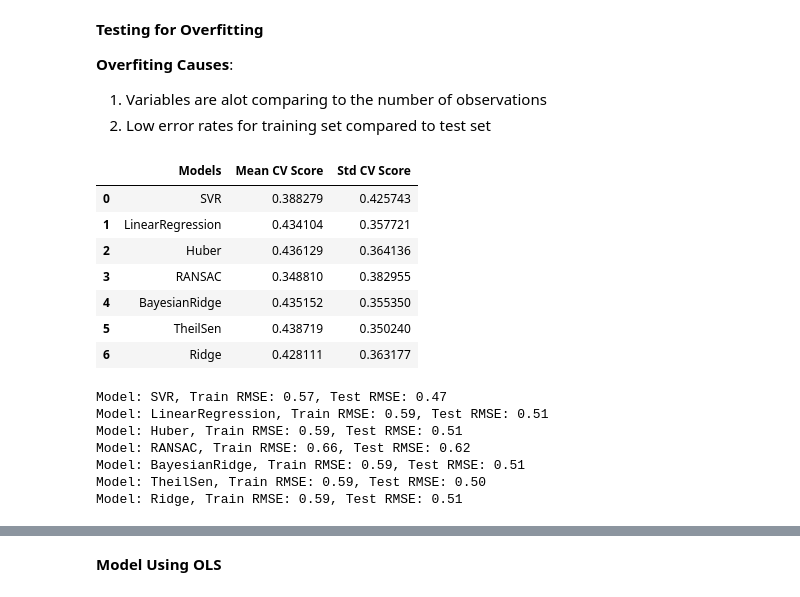
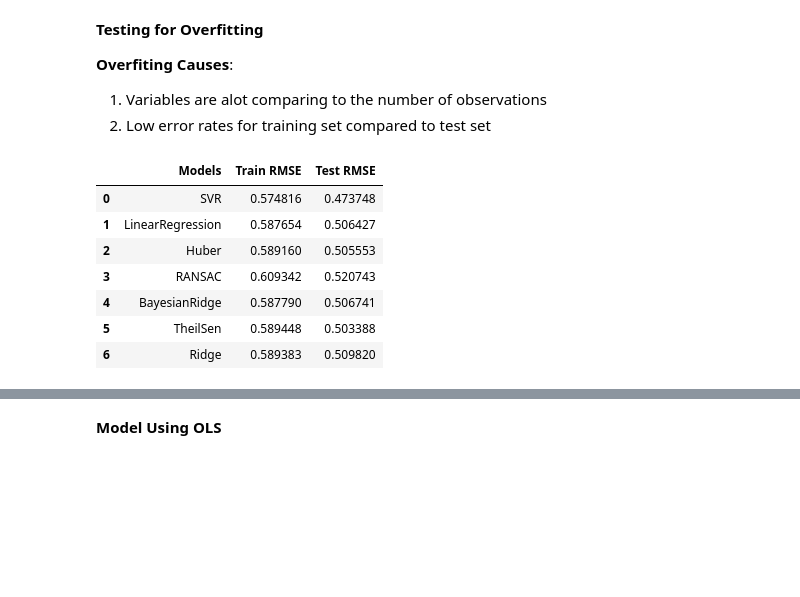
Before and after one commit to apdo60311/regression-analyzer, a Jupyter notebook: notebooks/regression_model.ipynb, the cells around one changed output, grey strips where cells are left out. Drawn from its saved outputs; the diff is of its cells as text; code cells hidden in the pictures; blank space fills up the shorter version.

```diff
--- a/notebooks/regression_model.ipynb
+++ b/notebooks/regression_model.ipynb
@@ -546,55 +546,36 @@ for y_pred, model_name in zip(model_predict_results, model_names):
 **Overfiting Causes**:
 1. Variables are alot comparing to the number of observations
 2. Low error rates for training set compared to test set
-# %%
-num_folds = 5
-
-models_results_cv = []
-
-for model, model_name in zip(models, model_names):
-    cv_scores = cross_val_score(model, X, y, cv=5)
-
-
-    models_results_cv.append({'Model': model_name, 'Mean CV Score': np.mean(cv_scores),'Std CV Score': np.std(cv_scores)})
-
-
-pd.DataFrame({
-    'Models': model_names,
-    'Mean CV Score': [result['Mean CV Score'] for result in models_results_cv],
-    'Std CV Score': [result['Std CV Score'] for result in models_results_cv],
-})
-# %% [output]
-|  | Models | Mean CV Score | Std CV Score |
-| 0 | SVR | 0.388279 | 0.425743 |
-| 1 | LinearRegression | 0.434104 | 0.357721 |
-| 2 | Huber | 0.436129 | 0.364136 |
-| 3 | RANSAC | 0.348810 | 0.382955 |
-| 4 | BayesianRidge | 0.435152 | 0.355350 |
-| 5 | TheilSen | 0.438719 | 0.350240 |
-| 6 | Ridge | 0.428111 | 0.363177 |
 # %%
 train_rmse = []
 test_rmse = []
 
 for model in models:
     model.fit(X_train, y_train)
 
     y_train_pred = model.predict(X_train)
     y_test_pred = model.predict(X_test)
 
     train_rmse.append(np.sqrt(mean_squared_error(y_train, y_train_pred)))
     test_rmse.append(np.sqrt(mean_squared_error(y_test, y_test_pred)))
 
-for i, model_name in enumerate(model_names):
-    print("Model: {}, Train RMSE: {:.2f}, Test RMSE: {:.2f}".format(model_name, train_rmse[i], test_rmse[i]))
+# for i, model_name in enumerate(model_names):
+#     print("Model: {}, Train RMSE: {:.2f}, Test RMSE: {:.2f}".format(model_name, train_rmse[i], test_rmse[i]))
+
+pd.DataFrame({
+    'Models': model_names,
+    'Train RMSE': [result for result in train_rmse],
+    'Test RMSE': [result for result in test_rmse],
+})
 # %% [output]
-Model: SVR, Train RMSE: 0.57, Test RMSE: 0.47
-Model: LinearRegression, Train RMSE: 0.59, Test RMSE: 0.51
-Model: Huber, Train RMSE: 0.59, Test RMSE: 0.51
-Model: RANSAC, Train RMSE: 0.66, Test RMSE: 0.62
-Model: BayesianRidge, Train RMSE: 0.59, Test RMSE: 0.51
-Model: TheilSen, Train RMSE: 0.59, Test RMSE: 0.50
-Model: Ridge, Train RMSE: 0.59, Test RMSE: 0.51
+|  | Models | Train RMSE | Test RMSE |
+| 0 | SVR | 0.574816 | 0.473748 |
+| 1 | LinearRegression | 0.587654 | 0.506427 |
+| 2 | Huber | 0.589160 | 0.505553 |
+| 3 | RANSAC | 0.609342 | 0.520743 |
+| 4 | BayesianRidge | 0.587790 | 0.506741 |
+| 5 | TheilSen | 0.589448 | 0.503388 |
+| 6 | Ridge | 0.589383 | 0.509820 |
 # %%
 def plot_learning_curve(estimator, X, y):
     train_sizes, train_scores, test_scores = learning_curve(
```
Also changed, not shown: parts of 4 cells of this notebook.
